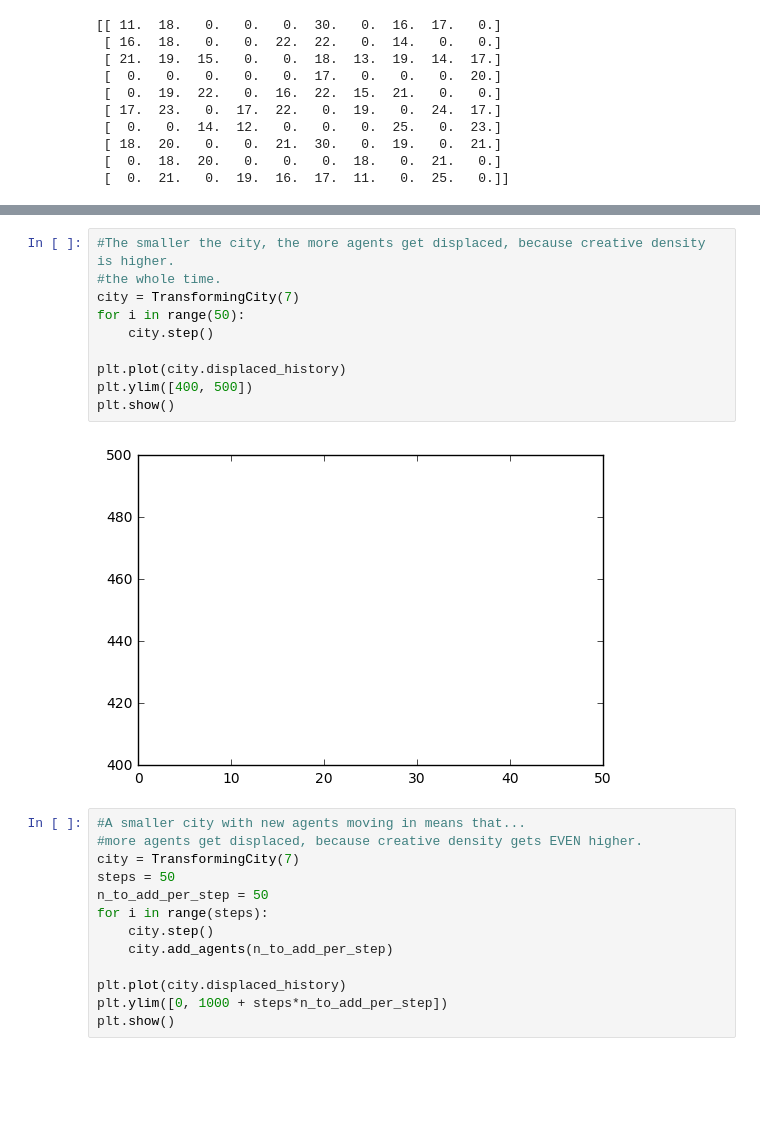
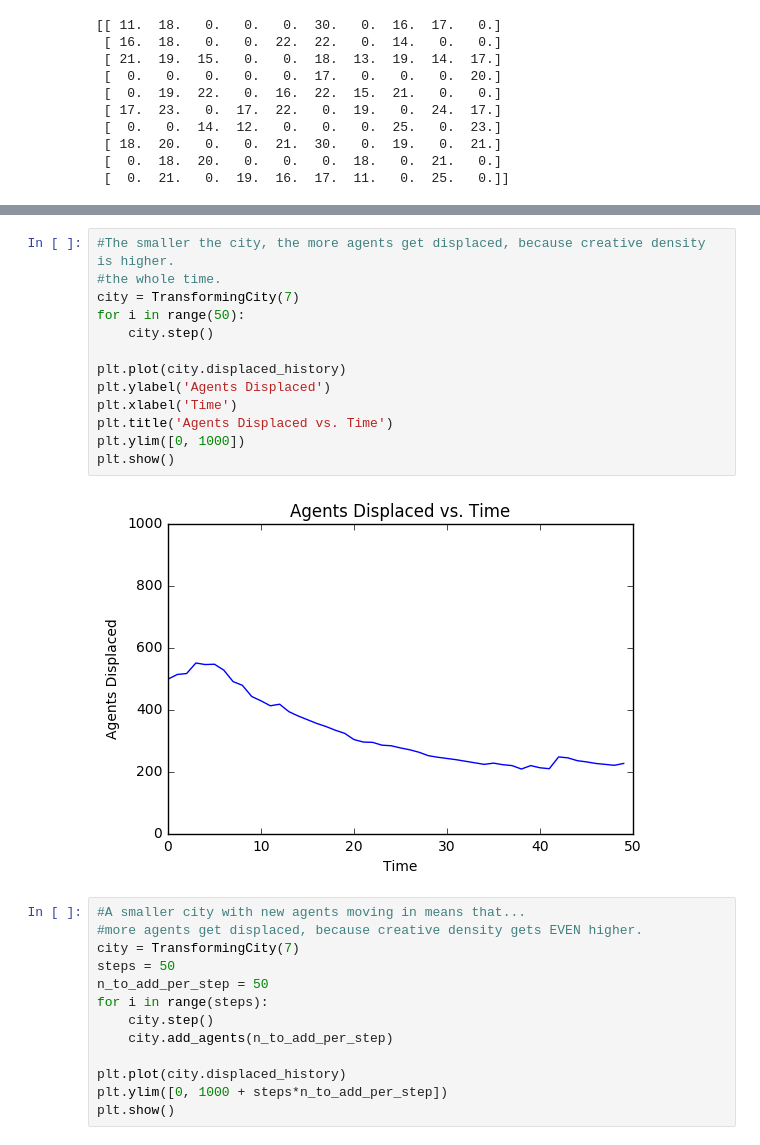
Before and after one commit to Margaretmcrawf/Gentrification, a Jupyter notebook: code/MargoExplore.ipynb, the cells around one changed output, grey strips where cells are left out. Saved outputs shown, nothing was run; the diff lists cells and outputs as text; blank space fills up the shorter version.

```diff
--- a/code/MargoExplore.ipynb
+++ b/code/MargoExplore.ipynb
@@ -60,15 +65,18 @@ print(city.array)
 # %%
 #The smaller the city, the more agents get displaced, because creative density is higher.
 #the whole time.
 city = TransformingCity(7)
 for i in range(50):
     city.step()
 
 plt.plot(city.displaced_history)
-plt.ylim([400, 500])
+plt.ylabel('Agents Displaced')
+plt.xlabel('Time')
+plt.title('Agents Displaced vs. Time')
+plt.ylim([0, 1000])
 plt.show()
 # %% [output]
-[figure, old version]
+[figure, new version]
 # %%
 #A smaller city with new agents moving in means that...
 #more agents get displaced, because creative density gets EVEN higher.
```
Also changed, not shown: parts of 5 cells of this notebook, 6 other files.
